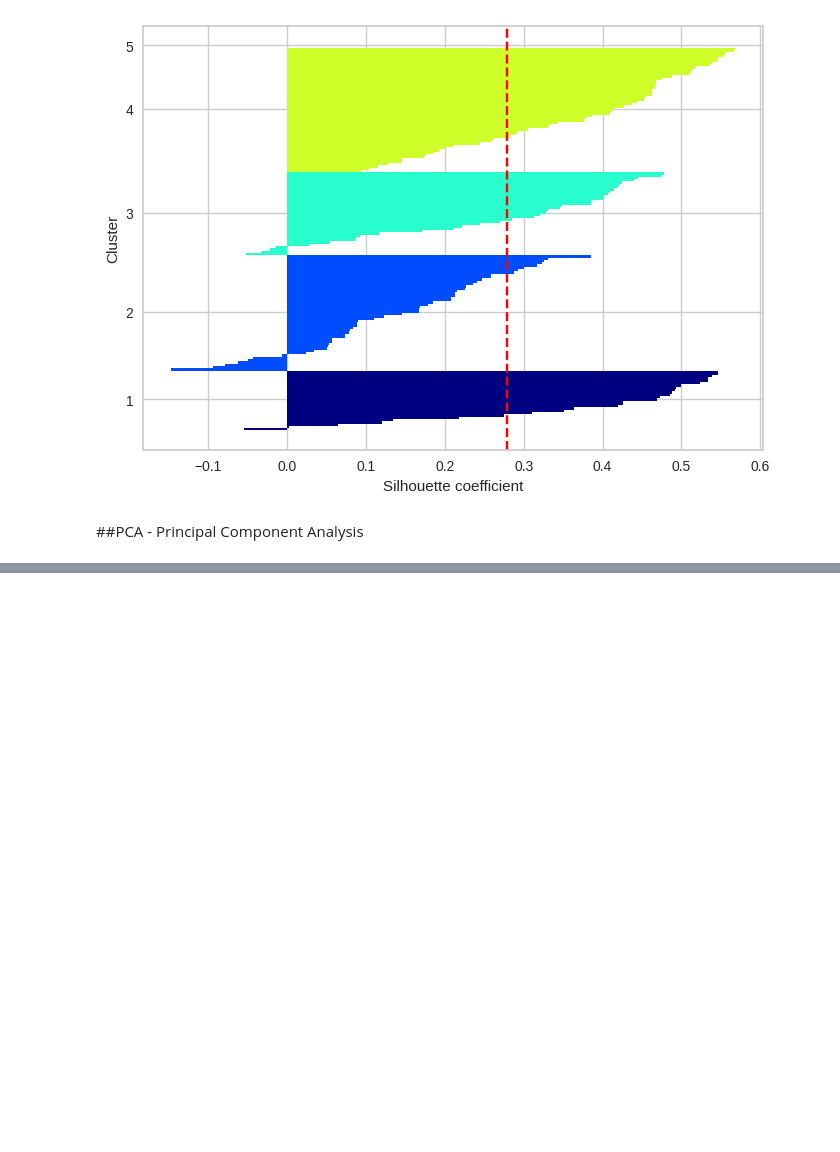
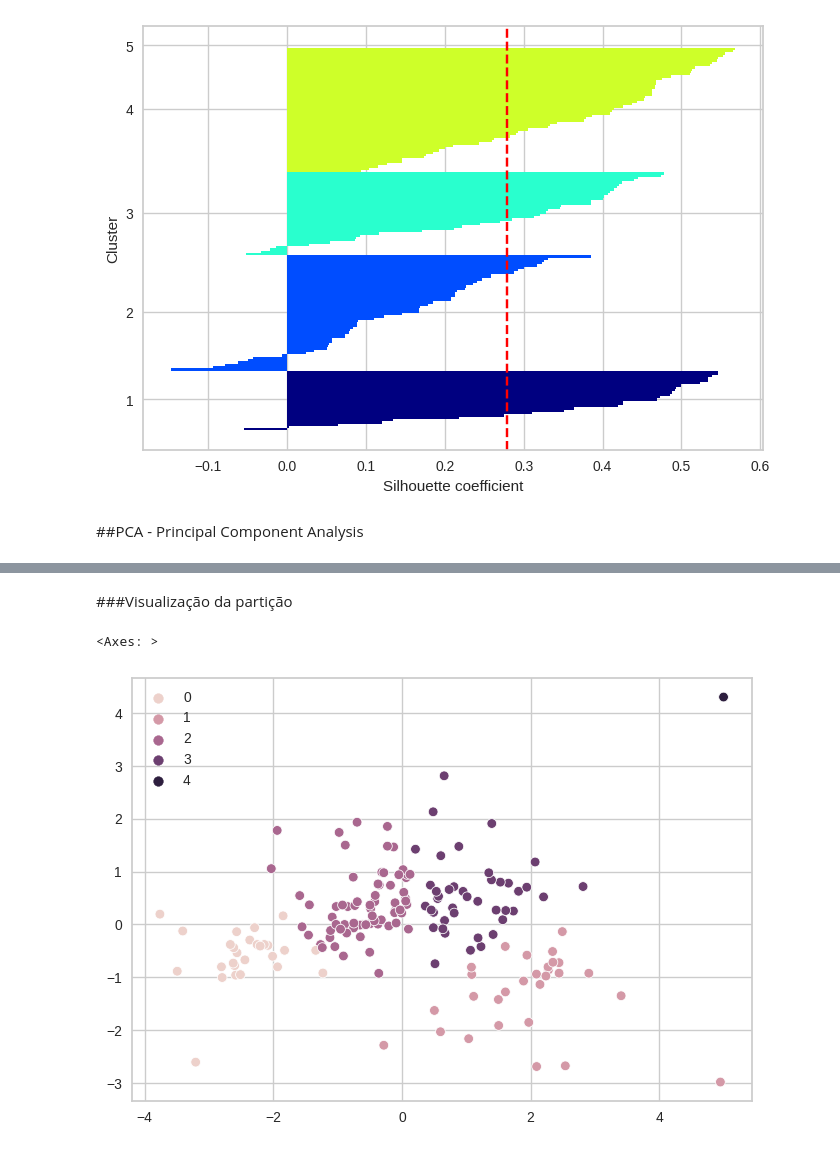
Before and after one commit to GabrielCdev/HELP_International_Analysis, a Jupyter notebook: HELP_International_Analysis.ipynb, the cells around one changed output, grey strips where cells are left out. Drawn from its saved outputs; the diff is of its cells as text; code cells hidden in the pictures; blank space fills up the shorter version.

```diff
--- a/HELP_International_Analysis.ipynb
+++ b/HELP_International_Analysis.ipynb
@@ -418,0 +391,7 @@ silhueta(X, y_km)
+# %% [markdown]
+###Visualização da partição
+# %%
+sns.scatterplot(x=X2[:,0], y=X2[:,1], hue=y_km2)
+# %% [output]
+<Axes: >
+[figure, added]
```
Also changed, not shown: parts of 16 cells of this notebook.
